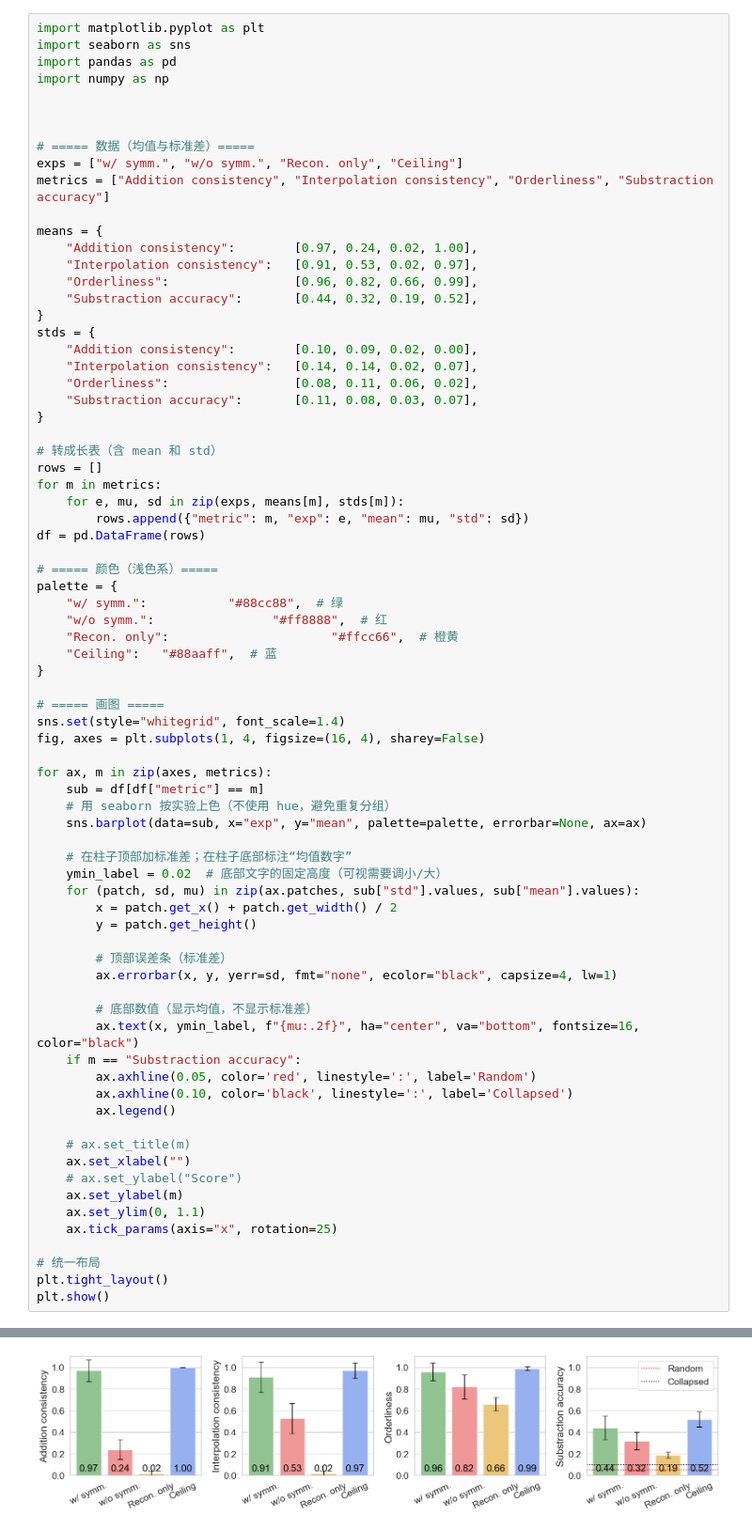
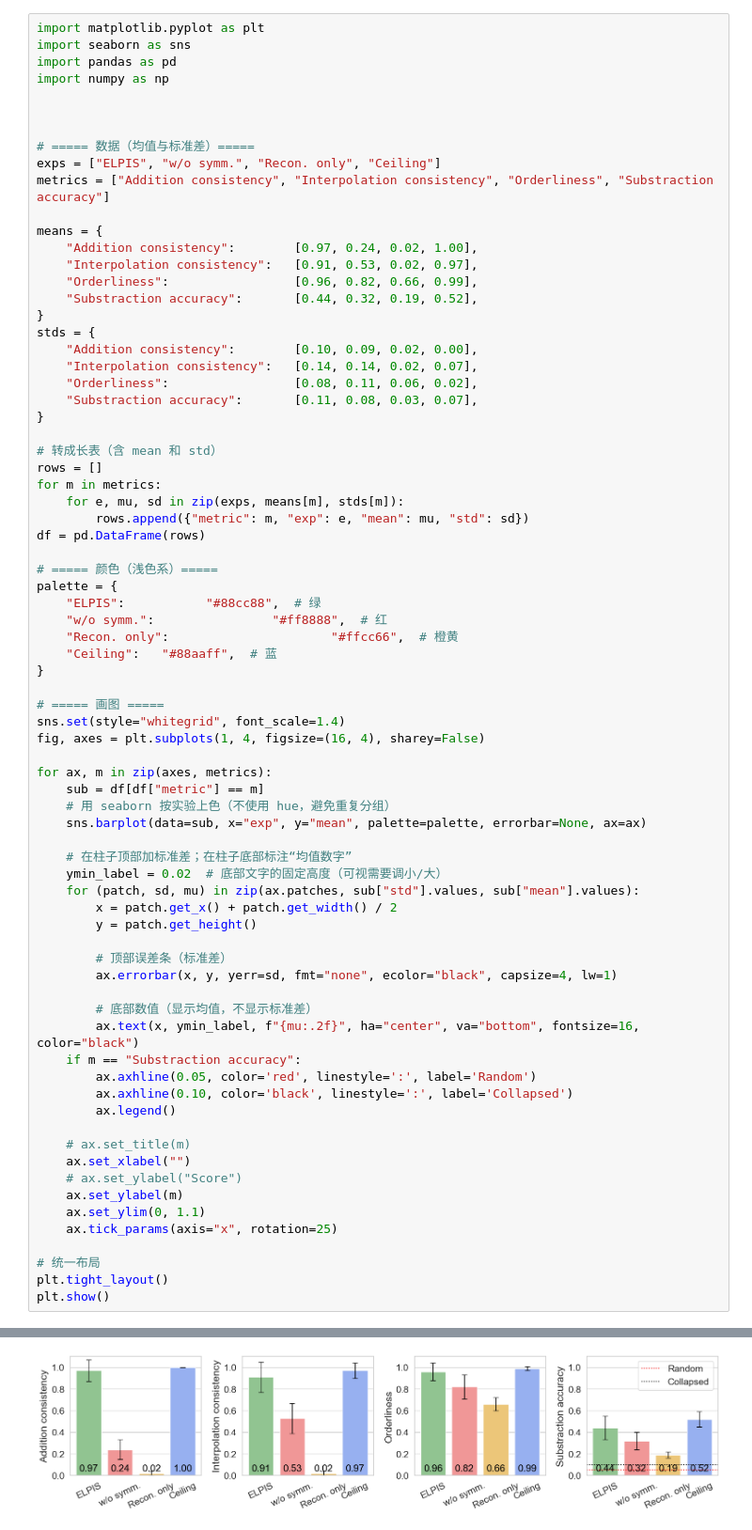
Before and after one commit to XuanjieLiu/S3Plus, a Jupyter notebook: LM_align/plots/plot_bar_charts.ipynb, the cells around one changed output, grey strips where cells are left out. Shown at 94% size. Saved outputs shown, nothing was run; the diff lists cells and outputs as text.

```diff
--- a/LM_align/plots/plot_bar_charts.ipynb
+++ b/LM_align/plots/plot_bar_charts.ipynb
@@ -7,7 +7,7 @@ import numpy as np
 
 
 # ===== 数据（均值与标准差）=====
-exps = ["w/ symm.", "w/o symm.", "Recon. only", "Ceiling"]
+exps = ["ELPIS", "w/o symm.", "Recon. only", "Ceiling"]
 metrics = ["Addition consistency", "Interpolation consistency", "Orderliness", "Substraction accuracy"]
 
 means = {
@@ -32,7 +32,7 @@ df = pd.DataFrame(rows)
 
 # ===== 颜色（浅色系）=====
 palette = {
-    "w/ symm.":           "#88cc88",  # 绿
+    "ELPIS":           "#88cc88",  # 绿
     "w/o symm.":                "#ff8888",  # 红
     "Recon. only":                      "#ffcc66",  # 橙黄
     "Ceiling":   "#88aaff",  # 蓝
@@ -62,31 +62,31 @@ for ax, m in zip(axes, metrics):
         ax.axhline(0.05, color='red', linestyle=':', label='Random')
         ax.axhline(0.10, color='black', linestyle=':', label='Collapsed')
         ax.legend()
 
     # ax.set_title(m)
     ax.set_xlabel("")
     # ax.set_ylabel("Score")
     ax.set_ylabel(m)
     ax.set_ylim(0, 1.1)
     ax.tick_params(axis="x", rotation=25)
 
 # 统一布局
 plt.tight_layout()
 plt.show()
 # %% [output]
 Passing `palette` without assigning `hue` is deprecated and will be removed in v0.14.0. Assign the `x` variable to `hue` and set `legend=False` for the same effect.
 
   sns.barplot(data=sub, x="exp", y="mean", palette=palette, errorbar=None, ax=ax)
 
 Passing `palette` without assigning `hue` is deprecated and will be removed in v0.14.0. Assign the `x` variable to `hue` and set `legend=False` for the same effect.
 
   sns.barplot(data=sub, x="exp", y="mean", palette=palette, errorbar=None, ax=ax)
 
 Passing `palette` without assigning `hue` is deprecated and will be removed in v0.14.0. Assign the `x` variable to `hue` and set `legend=False` for the same effect.
 
   sns.barplot(data=sub, x="exp", y="mean", palette=palette, errorbar=None, ax=ax)
 
 Passing `palette` without assigning `hue` is deprecated and will be removed in v0.14.0. Assign the `x` variable to `hue` and set `legend=False` for the same effect.
 
   sns.barplot(data=sub, x="exp", y="mean", palette=palette, errorbar=None, ax=ax)
-[figure, old version]
+[figure, new version]
```
Also changed, not shown: 3 other files.
